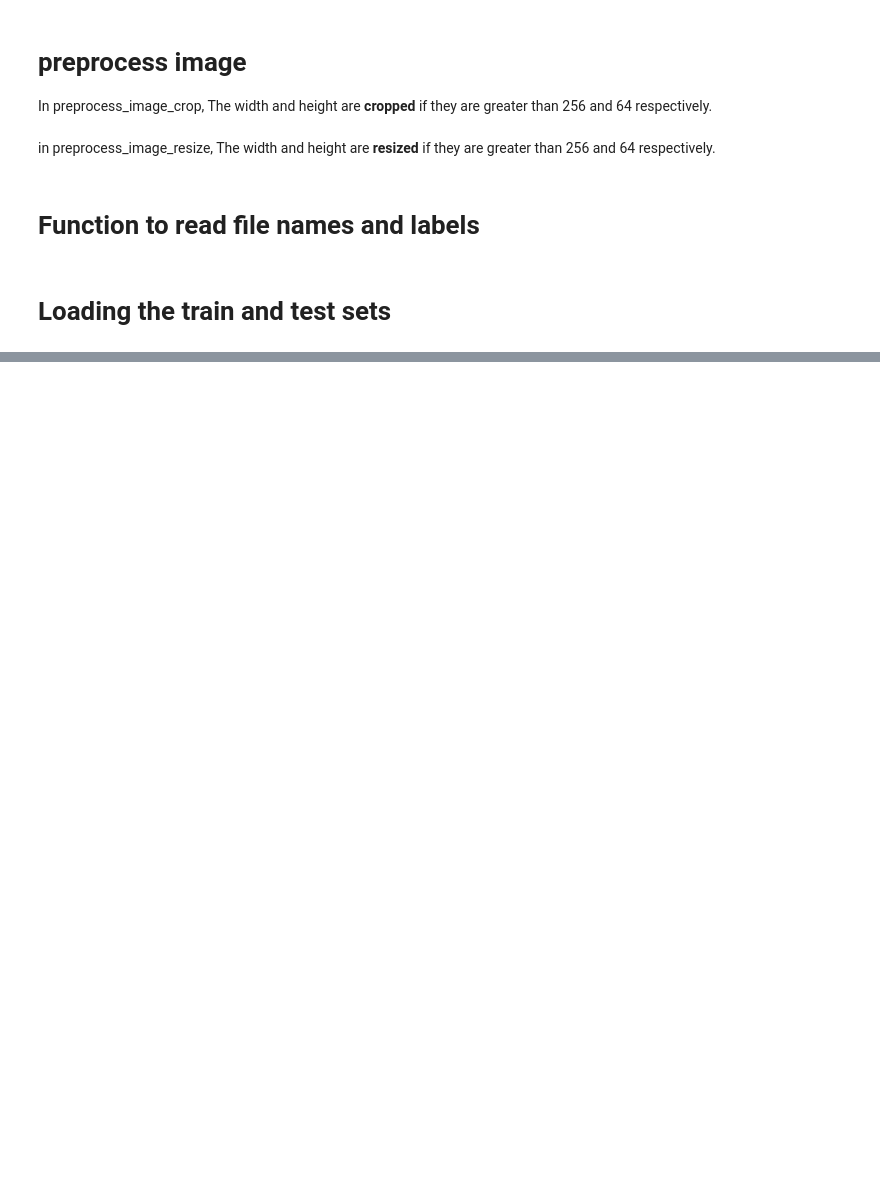
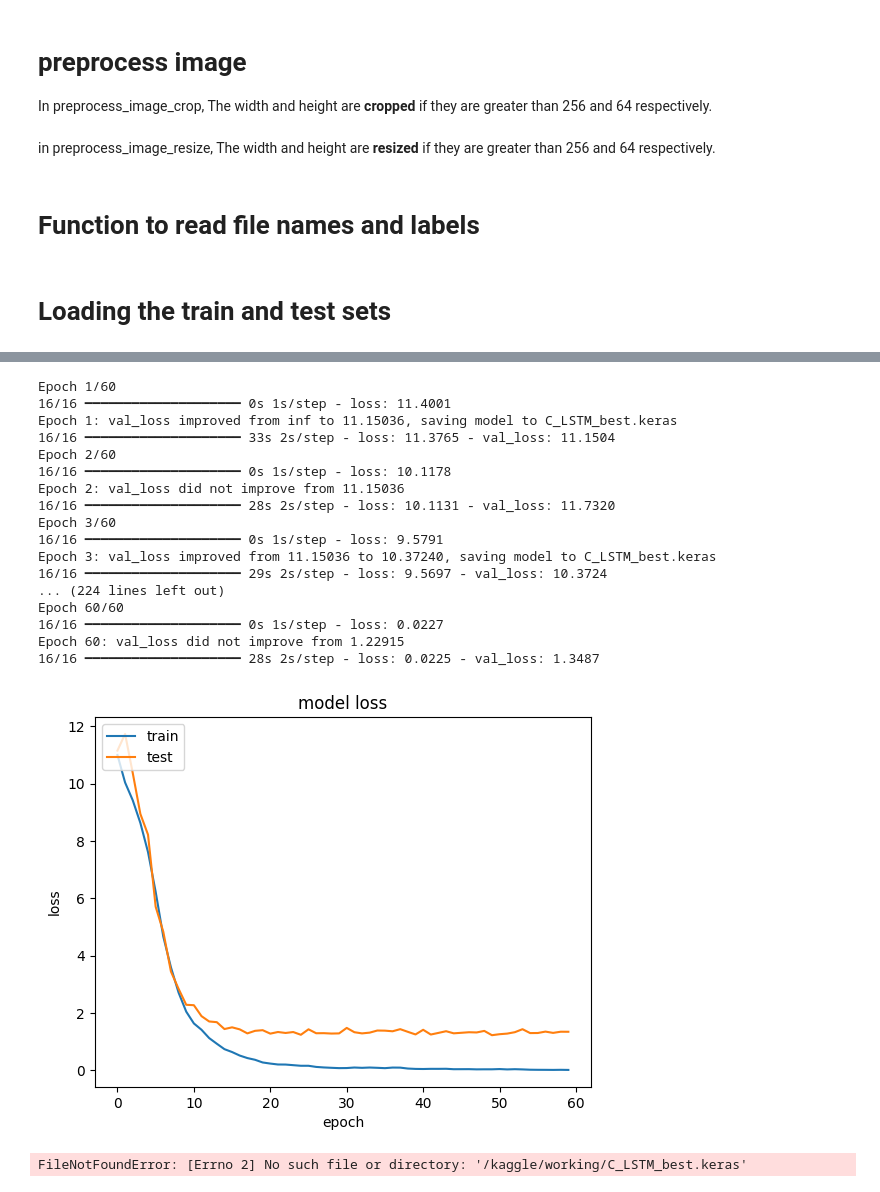
Before and after one commit to AMKiasat/Sequential-Number-Prediction, a Jupyter notebook: main.ipynb, the cells around one changed output, grey strips where cells are left out. Saved outputs shown, nothing was run; the diff lists cells and outputs as text; code cells hidden in the pictures; blank space fills up the shorter version.

Commit message:
Creating model and adding CTC loss function for it

```diff
--- a/main.ipynb
+++ b/main.ipynb
@@ -344,0 +378,21 @@ test_images, test_labels = read_labels(test_image_folder, test_image_gt)
+# %%
+train_y = np.ones([train_size, max_str_len]) * -1
+train_label_len = np.zeros([train_size, 1])
+train_input_len = np.ones([train_size, 1]) * (num_of_timestamps-2)
+train_output = np.zeros([train_size])
+
+for i in range(train_size):
+    train_label_len[i] = len(train_labels[i])
+    train_y[i, 0:len(train_labels[i])]= label_to_num(train_labels[i])
+
+valid_y = np.ones([valid_size, max_str_len]) * -1
+valid_label_len = np.zeros([valid_size, 1])
+valid_input_len = np.ones([valid_size, 1]) * (num_of_timestamps-2)
+valid_output = np.zeros([valid_size])
+
+for i in range(valid_size):
+    valid_label_len[i] = len(test_labels[i])
+    valid_y[i, 0:len(test_labels[i])]= label_to_num(test_labels[i])
+
+print('True label : ',train_labels[100] , '\ntrain_y : ',train_y[100],'\ntrain_label_len : ',train_label_len[100],
+      '\ntrain_input_len : ', train_input_len[100])
@@ -344,0 +496,36 @@ test_images, test_labels = read_labels(test_image_folder, test_image_gt)
+# %%
+history = model_final.fit(x=[train_images, train_y, train_input_len, train_label_len],
+                          y=train_output,validation_data=([test_images, valid_y, valid_input_len, valid_label_len], valid_output),
+                          callbacks=callbacks_list,
+                          verbose=1,
+                          epochs=60,
+                          batch_size=128,
+                          shuffle=True)
+
+plt.plot(history.history['loss'])
+plt.plot(history.history['val_loss'])
+plt.title('model loss')
+plt.ylabel('loss')
+plt.xlabel('epoch')
+plt.legend(['train', 'test'], loc='upper left')
+plt.show()
+# %% [output]
+Epoch 1/60
+16/16 ━━━━━━━━━━━━━━━━━━━━ 0s 1s/step - loss: 11.4001
+Epoch 1: val_loss improved from inf to 11.15036, saving model to C_LSTM_best.keras
+16/16 ━━━━━━━━━━━━━━━━━━━━ 33s 2s/step - loss: 11.3765 - val_loss: 11.1504
+Epoch 2/60
+16/16 ━━━━━━━━━━━━━━━━━━━━ 0s 1s/step - loss: 10.1178
+Epoch 2: val_loss did not improve from 11.15036
+16/16 ━━━━━━━━━━━━━━━━━━━━ 28s 2s/step - loss: 10.1131 - val_loss: 11.7320
+Epoch 3/60
+16/16 ━━━━━━━━━━━━━━━━━━━━ 0s 1s/step - loss: 9.5791
+Epoch 3: val_loss improved from 11.15036 to 10.37240, saving model to C_LSTM_best.keras
+16/16 ━━━━━━━━━━━━━━━━━━━━ 29s 2s/step - loss: 9.5697 - val_loss: 10.3724
+... (224 lines left out)
+Epoch 60/60
+16/16 ━━━━━━━━━━━━━━━━━━━━ 0s 1s/step - loss: 0.0227
+Epoch 60: val_loss did not improve from 1.22915
+16/16 ━━━━━━━━━━━━━━━━━━━━ 28s 2s/step - loss: 0.0225 - val_loss: 1.3487
+[figure, added]
+FileNotFoundError: [Errno 2] No such file or directory: '/kaggle/working/C_LSTM_best.keras'
```
Also changed, not shown: parts of 11 cells of this notebook, 1 other file.
